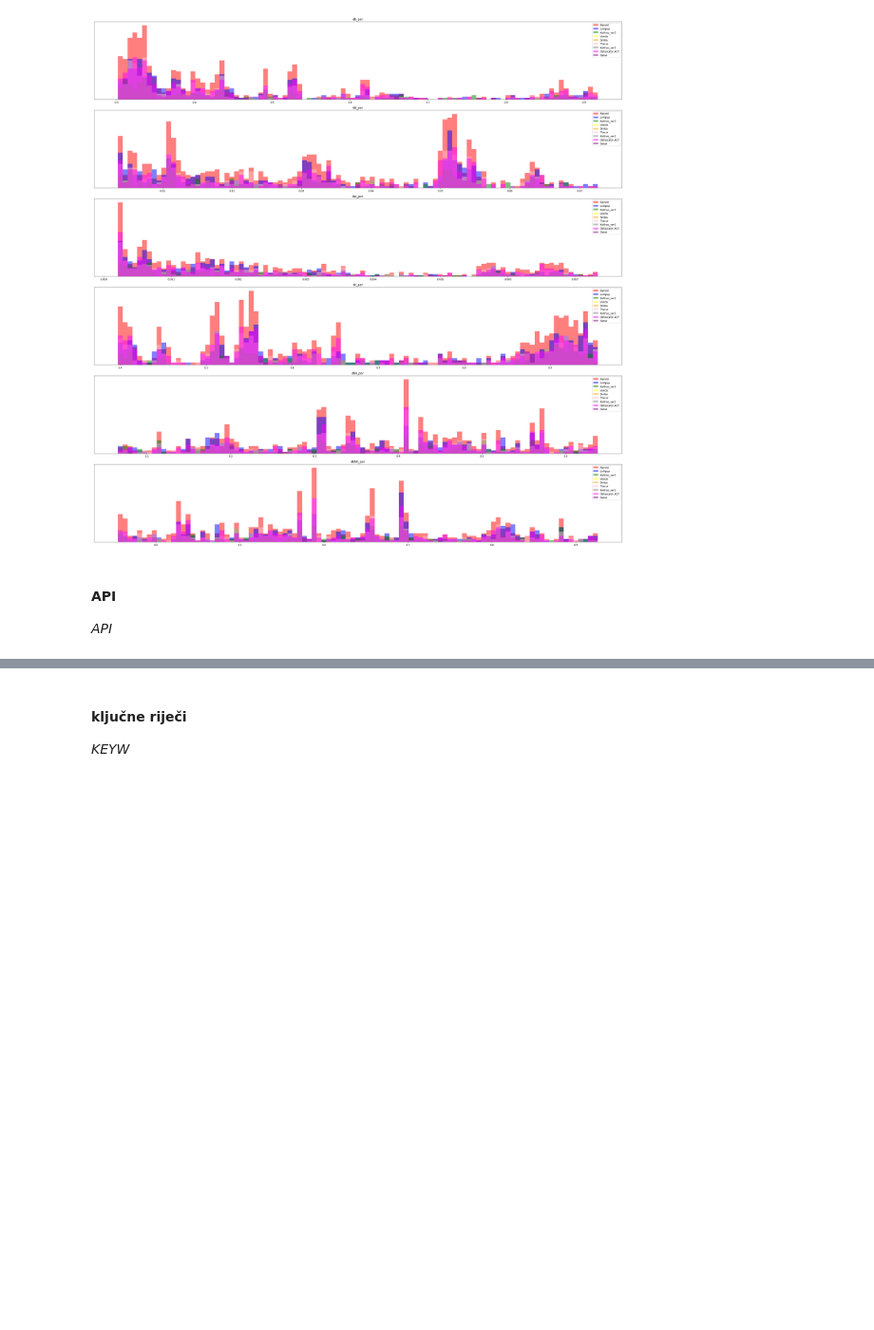
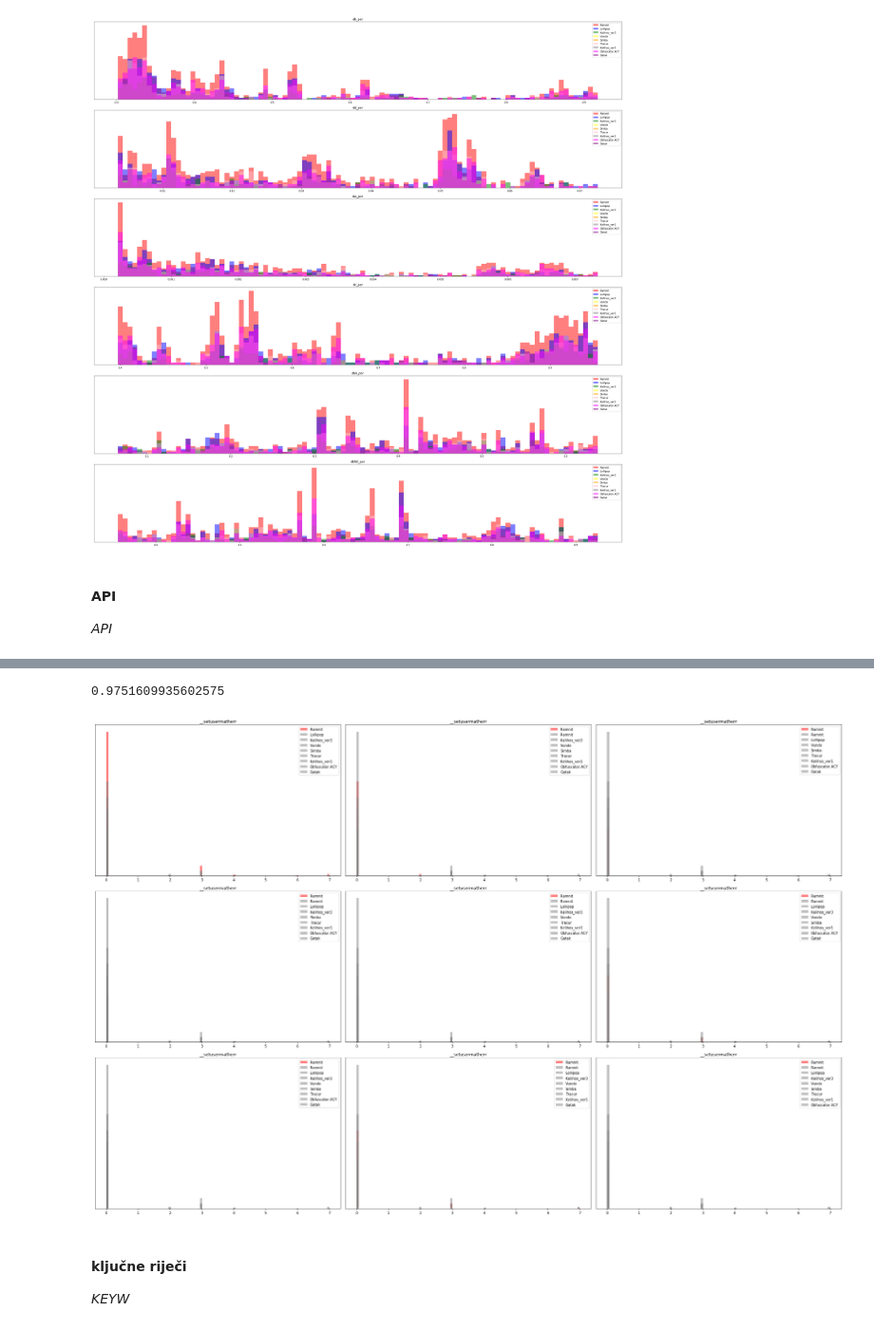
Before and after one commit to tomarga/Machine-Burning, a Jupyter notebook: [project proposal] microsoft malware classification.ipynb, the cells around one changed output, grey strips where cells are left out. Shown at 95% size. Drawn from its saved outputs; the diff is of its cells as text; code cells hidden in the pictures; blank space fills up the shorter version.

Commit message:
[stmatea] analysing new features, calculating correlation and accuracy before feature selection

```diff
--- a/[project proposal] microsoft malware classification.ipynb
+++ b/[project proposal] microsoft malware classification.ipynb
@@ -544,0 +799,4 @@ _API_
+# %%
+# API značajke
+api_features = features.iloc[:,806:1600]
+api_features.head()
@@ -545,3 +826,25 @@ _API_
+# %%
+malware_train, malware_test, malware_classes_train, malware_classes_test = train_test_split( api_features.dropna(), features['Class'], test_size=0.3, random_state=47)
+model = Pipeline([('logistic', LogisticRegression(max_iter=11000))])
+model.fit(malware_train, malware_classes_train)
+accuracy_test = model.score(malware_test,malware_classes_test) # Tocnost je default mjera za LogisticRegression()
+print(accuracy_test)
+# %% [output]
+0.9751609935602575
+# %%
+#polje = api_features.columns == '__setusermatherr'
+#var = [i for i in range(len(polje)) if polje[i]]
+#print(var)
+draw_histograms_rows_quantile_one_vs_others(  data = api_features,
+                                              classes = classes_begining_and_end_in_features,
+                                              features = [525],
+                                              sections = 100,
+                                              no_rows = 3, no_cols = 3,
+                                              fig_x = 30, fig_y = 20,
+                                              i_want_whole_range = [True]*9,
+                                              one=[i for i in range(1,10)])
+# %% [output]
+[figure, added]
 # %% [markdown]
 #### ključne riječi
 _KEYW_
```
Also changed, not shown: parts of 37 cells of this notebook, 2 other files.
